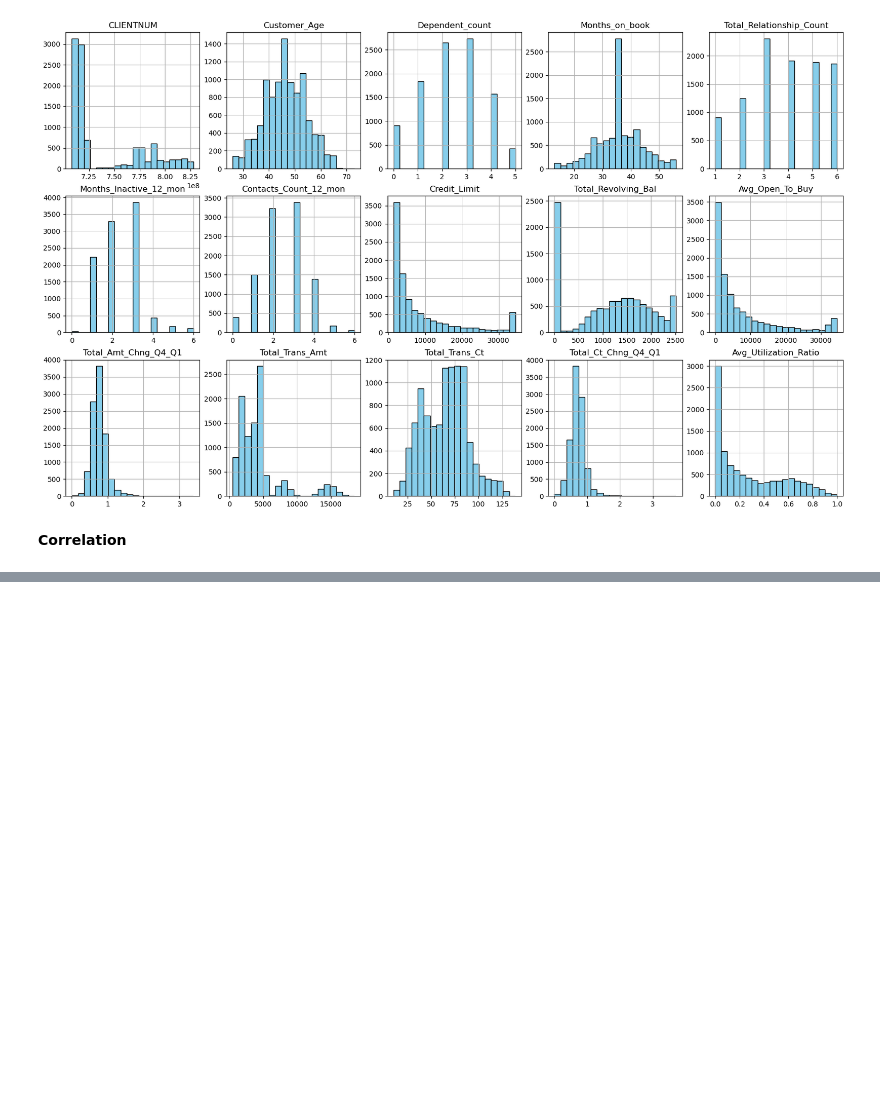
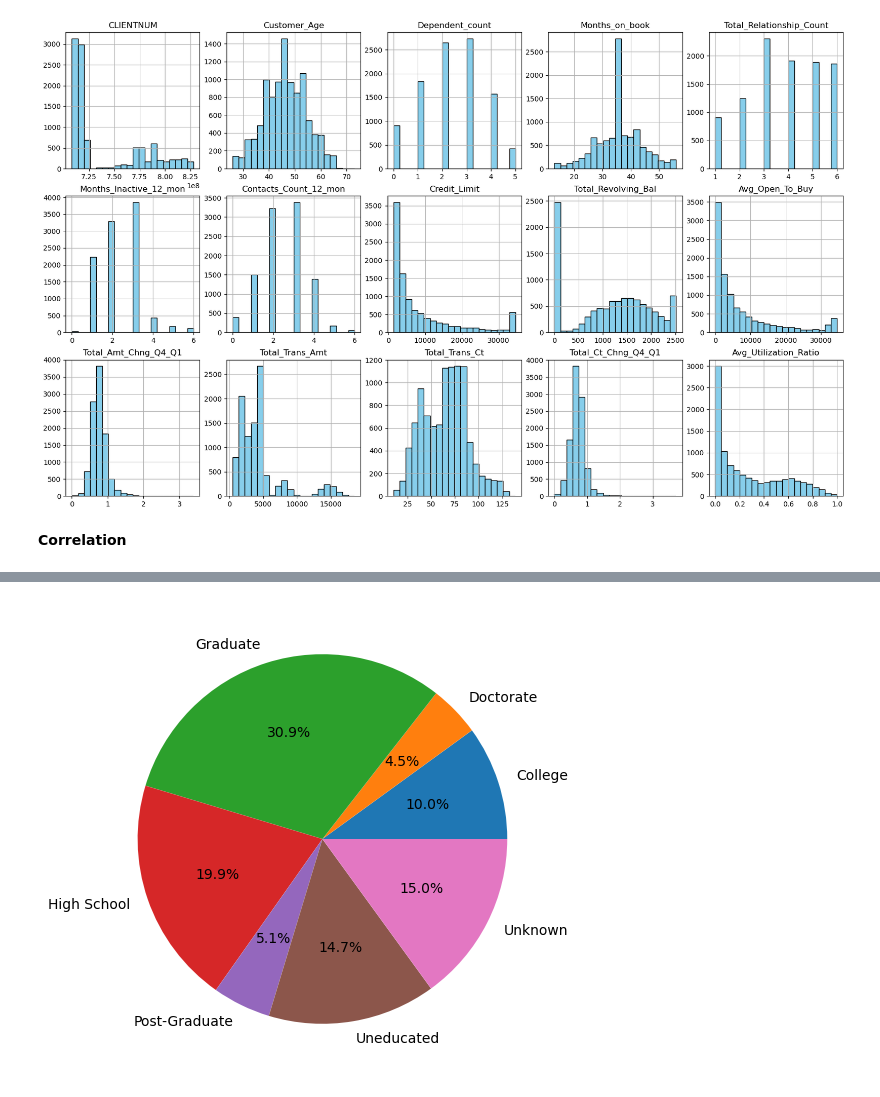
Before and after one commit to mhung211/Credit_Card, a Jupyter notebook: notebooks/01_data_exploration.ipynb, the cells around one changed output, grey strips where cells are left out. Cells and saved outputs as stored; diff of their text form; code cells hidden in the pictures; blank space fills up the shorter version.

```diff
--- a/notebooks/01_data_exploration.ipynb
+++ b/notebooks/01_data_exploration.ipynb
@@ -211,0 +166,4 @@ plt.show()
+# %%
+visualize_pie_char(data, "Education_Level")
+# %% [output]
+[figure, added]
```
Also changed, not shown: parts of 7 cells of this notebook, 6 other files.
